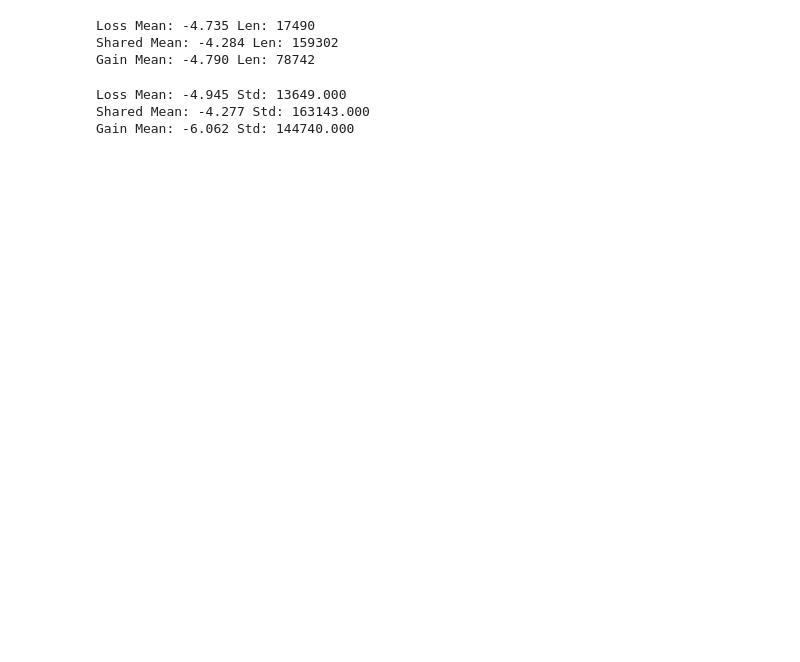
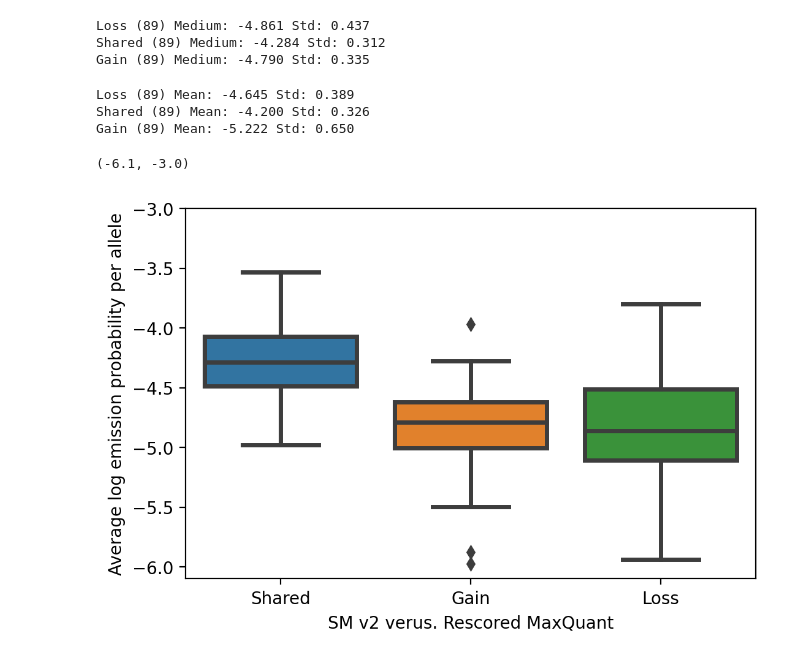
Before and after one commit to gusye1234/pept3-exp, a Jupyter notebook: figs/emission.ipynb, the cells around one changed output. Cells and saved outputs as stored; diff of their text form; code cells hidden in the pictures; blank space fills up the shorter version.

```diff
--- a/figs/emission.ipynb
+++ b/figs/emission.ipynb
@@ -6,7 +7,7 @@ from collections import defaultdict
 # %%
 # table_data = pd.read_csv("/data1/yejb/prosit/figure3/supply_origin/fine-tuned.csv")
 table_data = pd.read_csv(
-    "/data1/yejb/prosit/figure3/supply_origin/fine-tuned-IAA-noIAA-0.01.csv")
+    "/data1/yejb/prosit/figure3/supply_origin/aligned-fine-tuned-IAA-noIAA-0.01.csv")
 # %%
 # table_data[table_data['SM_v2'].apply(lambda x: bool(x))]['SM_v2']
 # table_data[table_data['Sequence'].apply(lambda x: len(x) == 7)]
@@ -17,7 +40,7 @@ def read_allele_len(data, allele, length):
     alleles = alleles[alleles['Sequence'].apply(lambda x: len(x) == length)]
     baseline = alleles[alleles['SM_v2'].apply(
         lambda x: bool(x))]['Sequence'].to_list()
-    prosit = alleles[alleles['Prosit'].apply(
+    prosit = alleles[alleles['Prosit(original)'].apply(
         lambda x: bool(x))]['Sequence'].to_list()
     finetuned = alleles[alleles['Fine-tuned Prosit'].apply(
         lambda x: bool(x))]['Sequence'].to_list()
@@ -91,51 +114,59 @@ finetuned_dict = defaultdict(list)
 
 all_length = [8, 9, 10, 11]
 for allele in tqdm(all_alleles):
+    ems_prosit = defaultdict(list)
+    ems_finetuned = defaultdict(list)
     for length in all_length:
         baseline, prosit, finetuned = read_allele_len(
             table_data, allele, length)
         if len(baseline) == 0:
             continue
-        baseline_i = labeller.encode_batch(set(baseline + prosit + finetuned))
+        # prosit
+        baseline_i = labeller.encode_batch(set(baseline))
         needed_pos = labeller.get_top_pos(baseline_i, length, topk=topk_pos)
 
         inter = extract_pos(baseline_i, needed_pos)
         em_mat = labeller.emission_mat(inter, topk_pos)
-        # prosit
         loss, shared, gain = LSG(baseline, prosit)
         for name, pep in zip(['Loss', 'Shared', "Gain"], [loss, shared, gain]):
-            ems = []
             pep_i = labeller.encode_batch(pep)
             if len(pep_i) == 0:
                 continue
             pep_i = np.array(extract_pos(pep_i, needed_pos))
             for p in pep_i:
                 s = emission_prob(em_mat, p)
-                ems.append(s)
-            prosit_dict[name].extend(ems)
+                ems_prosit[name].append(s)
         # finetuned
+        baseline_i = labeller.encode_batch(set(baseline))
+        needed_pos = labeller.get_top_pos(baseline_i, length, topk=topk_pos)
+        inter = extract_pos(baseline_i, needed_pos)
+        em_mat = labeller.emission_mat(inter, topk_pos)
+
         loss, shared, gain = LSG(baseline, finetuned)
         for name, pep in zip(['Loss', 'Shared', "Gain"], [loss, shared, gain]):
-            ems = []
             pep_i = labeller.encode_batch(pep)
             if len(pep_i) == 0:
                 continue
             pep_i = np.array(extract_pos(pep_i, needed_pos))
             for p in pep_i:
                 s = emission_prob(em_mat, p)
-                ems.append(s)
-            finetuned_dict[name].extend(ems)
+                ems_finetuned[name].append(s)
+    if len(ems_prosit) == 0 or len(ems_finetuned) == 0:
+        print(f"Wrong shot at {allele}")
+    for name in ['Loss', 'Shared', "Gain"]:
+        prosit_dict[name].append(np.mean(ems_prosit[name]))
+        finetuned_dict[name].append(np.mean(ems_finetuned[name]))
 # %%
 for k, v in prosit_dict.items():
-    print(k, f"Mean: {np.mean(v):.3f}", f"Len: {len(v):3d}")
+    print(k, f"({len(v)}) Medium: {np.median(v):.3f}", f"Std: {np.std(v):.3f}")
 # %% [output]
-Loss Mean: -4.735 Len: 17490
-Shared Mean: -4.284 Len: 159302
-Gain Mean: -4.790 Len: 78742
+Loss (89) Medium: -4.861 Std: 0.437
+Shared (89) Medium: -4.284 Std: 0.312
+Gain (89) Medium: -4.790 Std: 0.335
 # %%
 for k, v in finetuned_dict.items():
-    print(k, f"Mean: {np.mean(v):.3f}", f"Std: {len(v):.3f}")
+    print(k, f"({len(v)}) Mean: {np.median(v):.3f}", f"Std: {np.std(v):.3f}")
 # %% [output]
-Loss Mean: -4.945 Std: 13649.000
-Shared Mean: -4.277 Std: 163143.000
-Gain Mean: -6.062 Std: 144740.000
+Loss (89) Mean: -4.645 Std: 0.389
+Shared (89) Mean: -4.200 Std: 0.326
+Gain (89) Mean: -5.222 Std: 0.650
@@ -197,0 +173,13 @@ for allele in tqdm(all_alleles):
+# %%
+import seaborn as sns
+plt.rcParams['figure.dpi'] = 200
+plot_dict = {}
+plot_dict["Average log emission probability per allele"] = prosit_dict['Shared'] + prosit_dict['Gain'] + prosit_dict['Loss']
+plot_dict["SM v2 verus. Rescored MaxQuant"] = ['Shared']*len(prosit_dict['Shared']) + ['Gain']*len(prosit_dict['Gain']) + ['Loss']*len(prosit_dict['Loss'])
+df = pd.DataFrame(plot_dict)
+ax = sns.boxplot(data=df, x='SM v2 verus. Rescored MaxQuant',
+            y='Average log emission probability per allele', linewidth=2.5)
+ax.set_ylim(-6.1, -3)
+# %% [output]
+(-6.1, -3.0)
+[figure, added]
```
Also changed, not shown: parts of 5 cells of this notebook, 12 other files.
